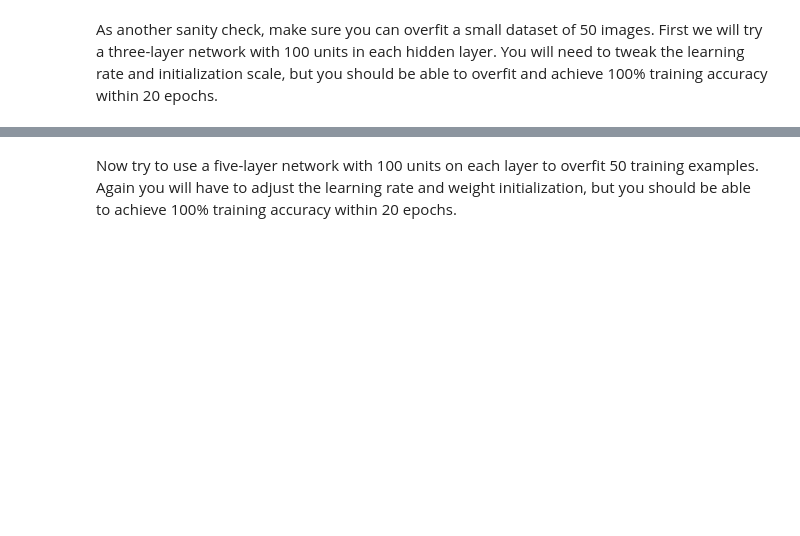
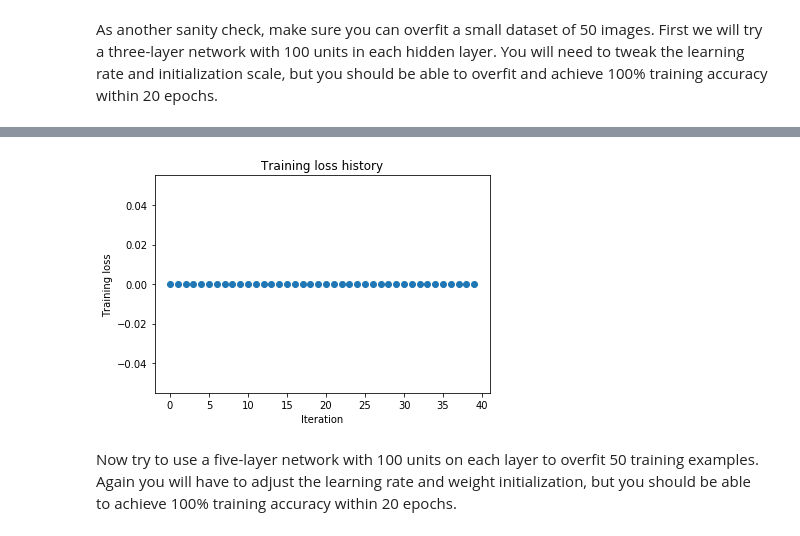
Before and after one commit to Dipeshtamboli/CS231n, a Jupyter notebook: assignment2/FullyConnectedNets.ipynb, the cells around one changed output, grey strips where cells are left out. Drawn from its saved outputs; the diff is of its cells as text; code cells hidden in the pictures; blank space fills up the shorter version.

```diff
--- a/assignment2/FullyConnectedNets.ipynb
+++ b/assignment2/FullyConnectedNets.ipynb
@@ -371,7 +428,7 @@ small_data = {
   'y_val': data['y_val'],
 }
 
-weight_scale = 1e-2
+weight_scale = 10e-2
 learning_rate = 1e-4
 model = FullyConnectedNet([100, 100],
               weight_scale=weight_scale, dtype=np.float64)
@@ -389,3 +446,4 @@ plt.title('Training loss history')
 plt.xlabel('Iteration')
 plt.ylabel('Training loss')
 plt.show()
+# %% [output]
@@ -392,3 +467,4 @@ plt.show()
+[figure, added]
 # %% [markdown]
 Now try to use a five-layer network with 100 units on each layer to overfit 50 training examples. Again you will have to adjust the learning rate and weight initialization, but you should be able to achieve 100% training accuracy within 20 epochs.
 # %%
```
Also changed, not shown: parts of 20 cells of this notebook, 4 other files.
